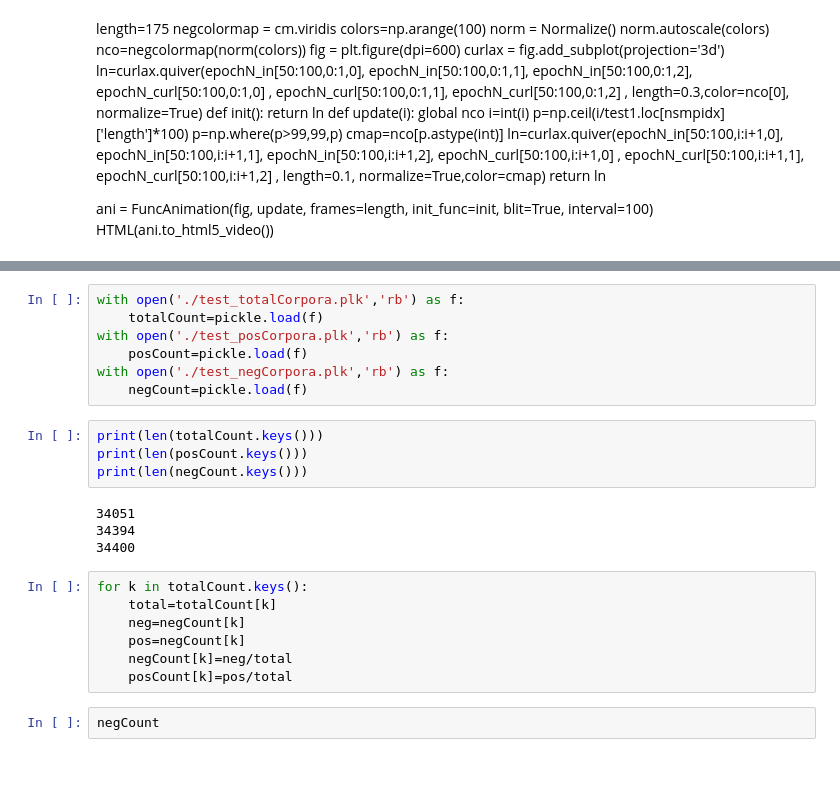
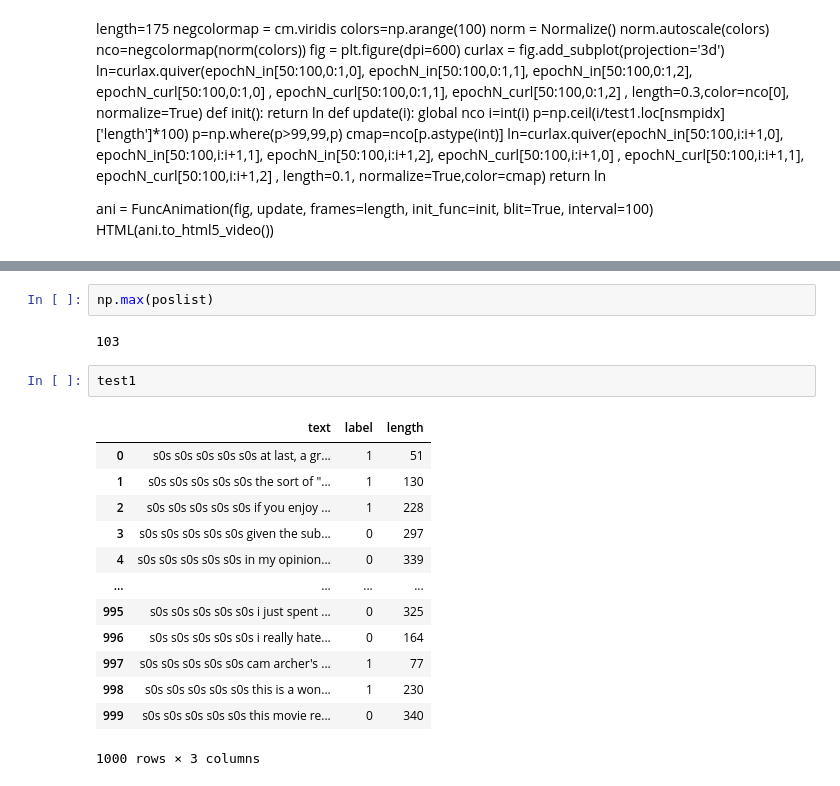
Before and after one commit to tik65536/unitartucs-thesis-tokenMerge, a Jupyter notebook: coding/LSTMOutput_visualization_BaseCase.ipynb, the cells around one changed output, grey strips where cells are left out. Saved outputs shown, nothing was run; the diff lists cells and outputs as text.

```diff
--- a/coding/LSTMOutput_visualization_BaseCase.ipynb
+++ b/coding/LSTMOutput_visualization_BaseCase.ipynb
@@ -296,24 +267,20 @@ array([1.00000e+00, 1.00000e+00, 1.00000e+00, 1.00000e+00, 1.00000e+00,
-# %%
-with open('./test_totalCorpora.plk','rb') as f:
-    totalCount=pickle.load(f)
-with open('./test_posCorpora.plk','rb') as f:
-    posCount=pickle.load(f)
-with open('./test_negCorpora.plk','rb') as f:
-    negCount=pickle.load(f)
-# %%
-print(len(totalCount.keys()))
-print(len(posCount.keys()))
-print(len(negCount.keys()))
-# %% [output]
-34051
-34394
-34400
-# %%
-for k in totalCount.keys():
-    total=totalCount[k]
-    neg=negCount[k]
-    pos=negCount[k]
-    negCount[k]=neg/total
-    posCount[k]=pos/total
-# %%
-negCount
+# %%
+np.max(poslist)
+# %% [output]
+103
+# %%
+test1
+# %% [output]
+|  | text | label | length |
+| 0 | s0s s0s s0s s0s s0s at last, a gr... | 1 | 51 |
+| 1 | s0s s0s s0s s0s s0s the sort of "... | 1 | 130 |
+| 2 | s0s s0s s0s s0s s0s if you enjoy ... | 1 | 228 |
+| 3 | s0s s0s s0s s0s s0s given the sub... | 0 | 297 |
+| 4 | s0s s0s s0s s0s s0s in my opinion... | 0 | 339 |
+| ... | ... | ... | ... |
+| 995 | s0s s0s s0s s0s s0s i just spent ... | 0 | 325 |
+| 996 | s0s s0s s0s s0s s0s i really hate... | 0 | 164 |
+| 997 | s0s s0s s0s s0s s0s cam archer's ... | 1 | 77 |
+| 998 | s0s s0s s0s s0s s0s this is a won... | 1 | 230 |
+| 999 | s0s s0s s0s s0s s0s this movie re... | 0 | 340 |
+1000 rows × 3 columns
```
Also changed, not shown: parts of 13 cells of this notebook, 2 other files.
